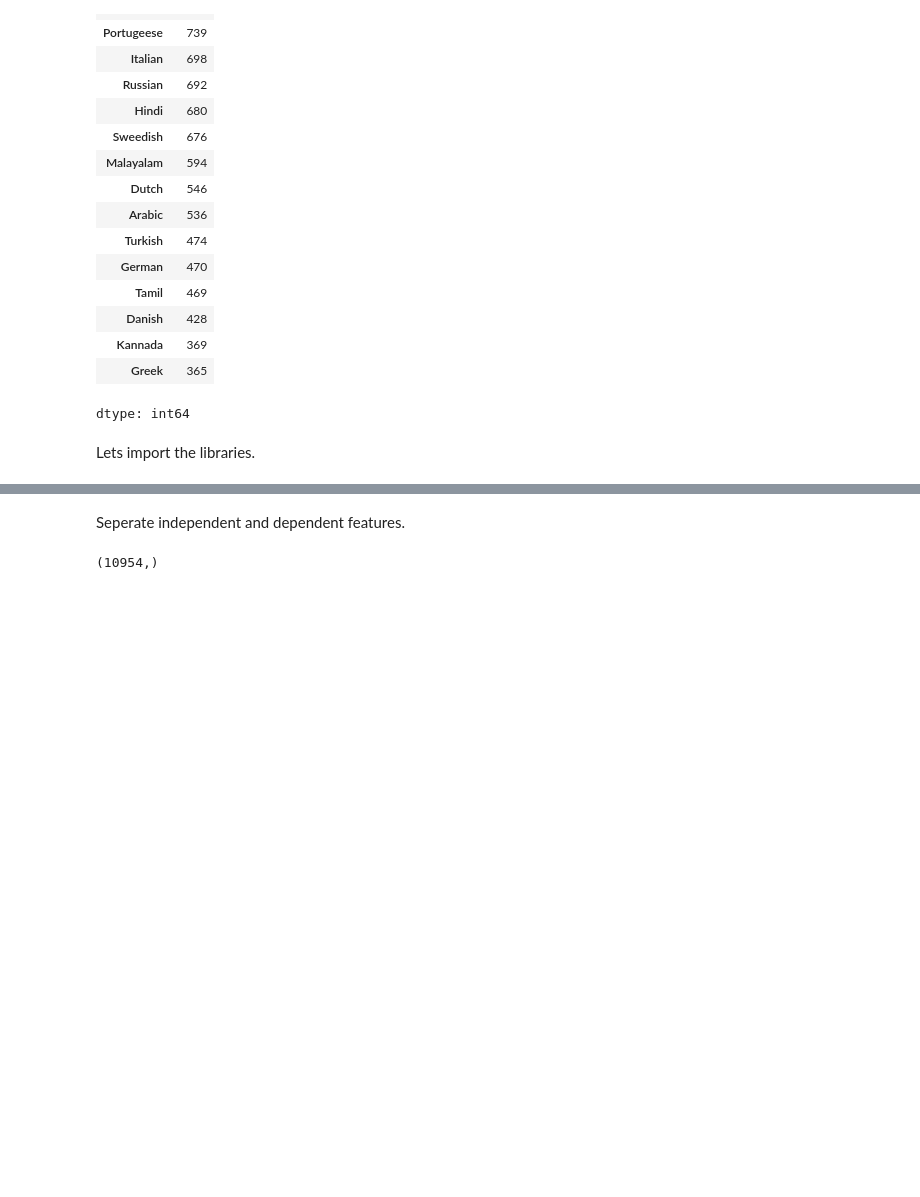
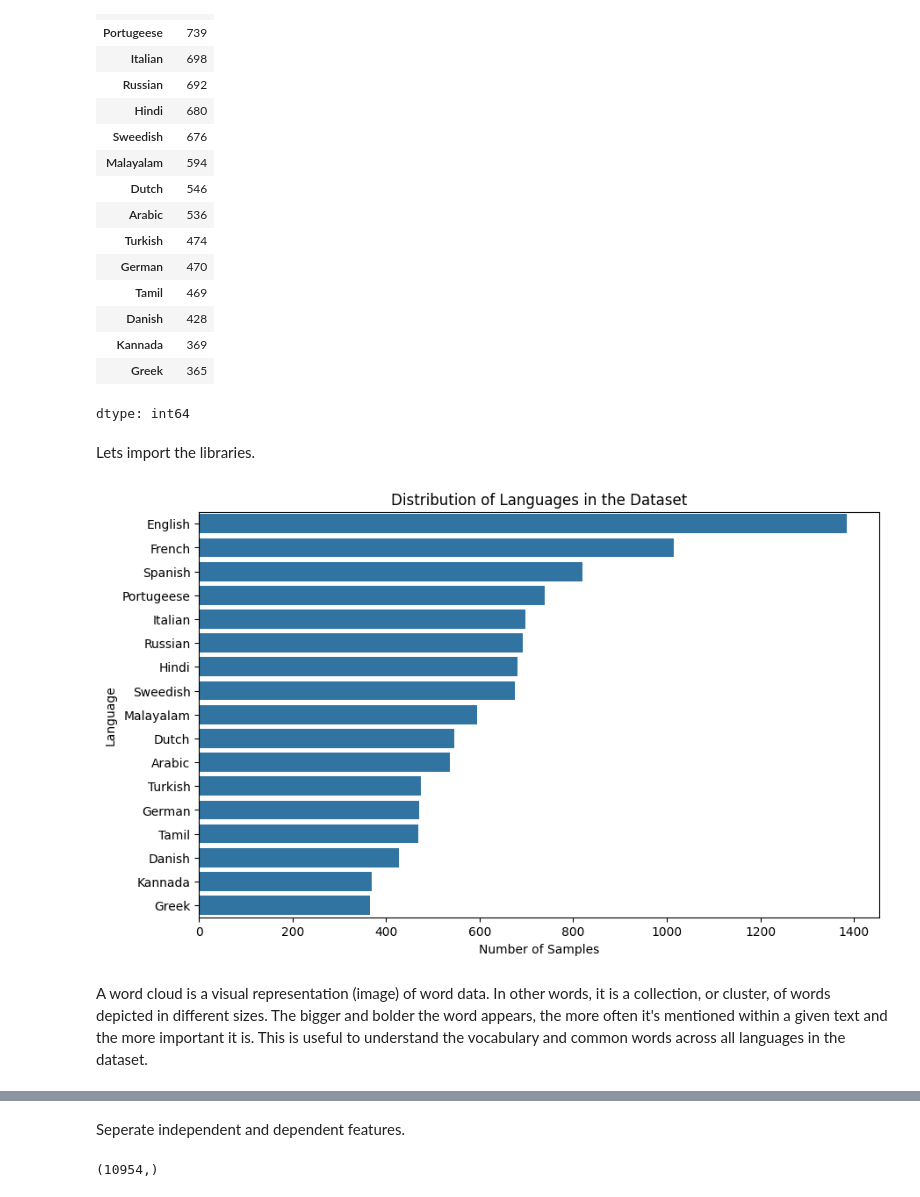
Before and after one commit to Abhilitcode/LanguageBuddy, a Jupyter notebook: LingoDetection.ipynb, the cells around one changed output, grey strips where cells are left out. Drawn from its saved outputs; the diff is of its cells as text; code cells hidden in the pictures; blank space fills up the shorter version.

```diff
--- a/LingoDetection.ipynb
+++ b/LingoDetection.ipynb
@@ -349,3 +351,14 @@ import matplotlib.pyplot as plt
 import seaborn as sns
 import warnings
 warnings.simplefilter("ignore")
+# %%
+plt.figure(figsize=(10, 6))
+sns.countplot(y='Language', data=new_df, order=new_df['Language'].value_counts().index)
+plt.title('Distribution of Languages in the Dataset')
+plt.xlabel('Number of Samples')
+plt.ylabel('Language')
+plt.show()
+# %% [output]
+[figure, added]
+# %% [markdown]
+A word cloud is a visual representation (image) of word data. In other words, it is a collection, or cluster, of words depicted in different sizes. The bigger and bolder the word appears, the more often it's mentioned within a given text and the more important it is.  This is useful to understand the vocabulary and common words across all languages in the dataset.
```
Also changed, not shown: parts of 12 cells of this notebook.
